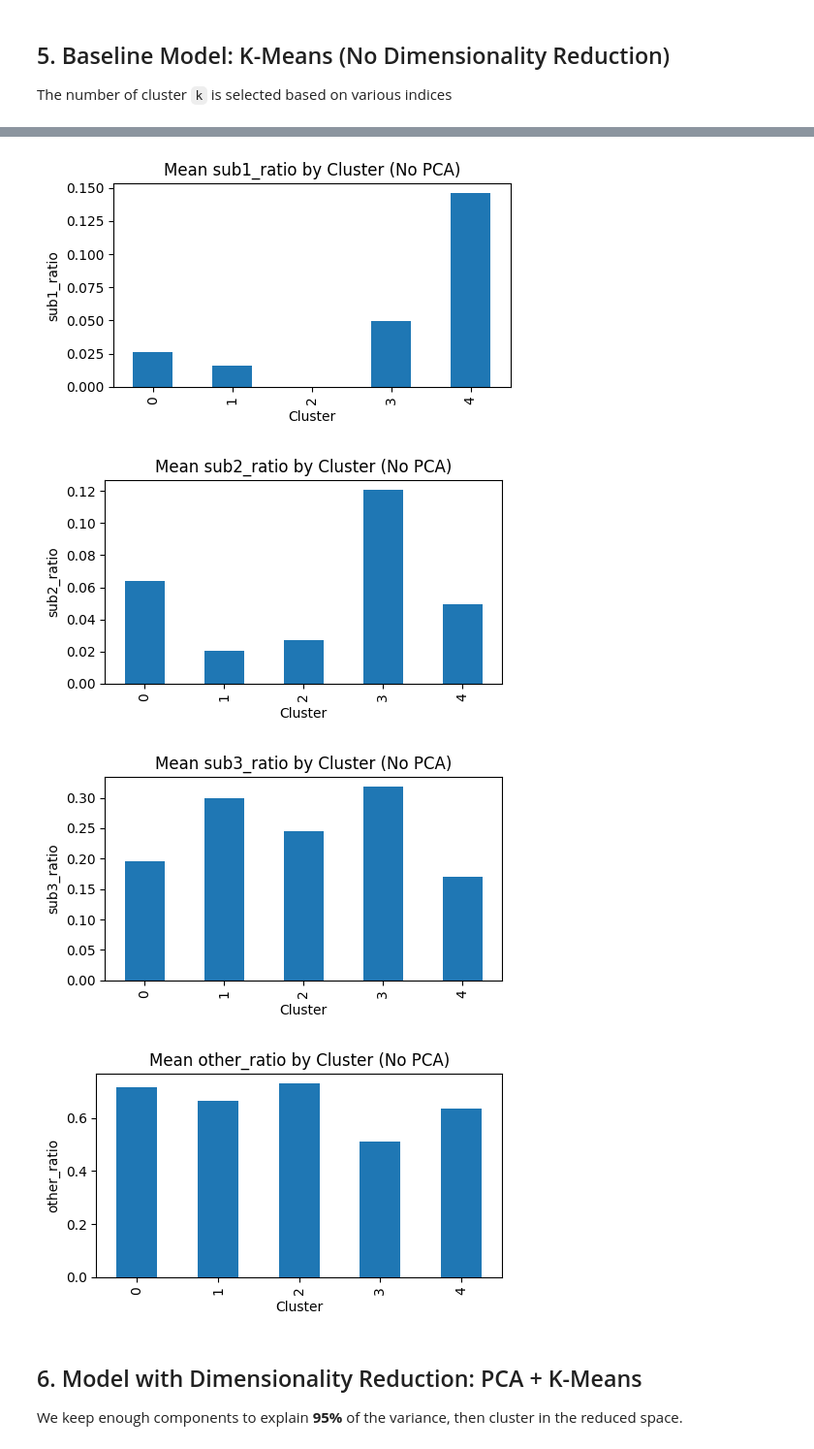
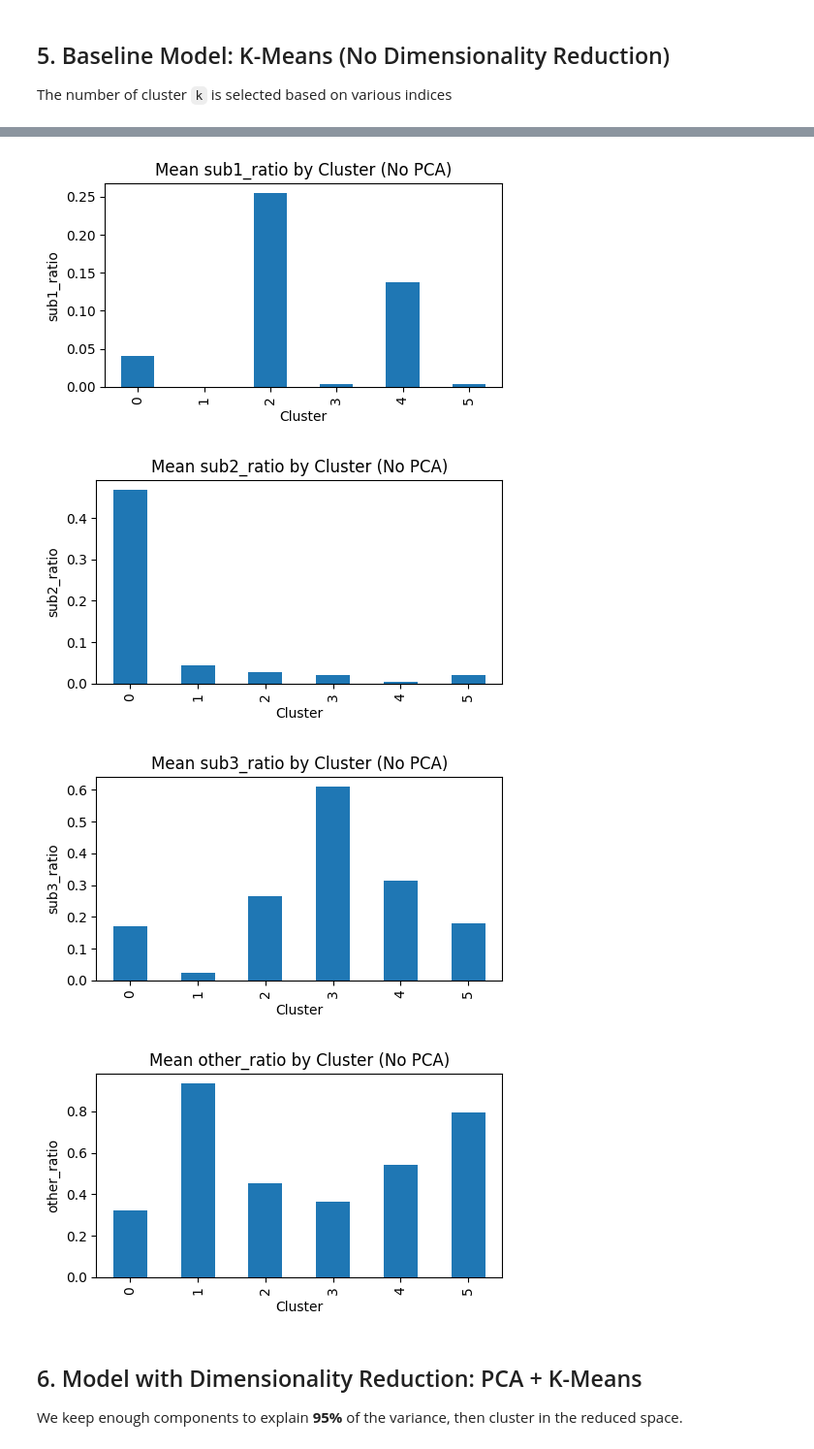
Before and after one commit to cynthia-2802/ai-exam, a Jupyter notebook: nilm_unsupervised_learning.ipynb, the cells around one changed output, grey strips where cells are left out. Shown at 97% size. Cells and saved outputs as stored; diff of their text form; code cells hidden in the pictures.

Commit message:
update plots

```diff
--- a/nilm_unsupervised_learning.ipynb
+++ b/nilm_unsupervised_learning.ipynb
@@ -144,7 +160,7 @@ plt.show()
 features_to_plot = ["active_energy_Wh_sum", "intensity_max", "voltage_mean", "voltage_std"]
 for col in features_to_plot:
     plt.figure(figsize=(5, 3))
-    daily[col].hist(bins=30)
+    hourly[col].hist(bins=30)
     plt.title(f"Histogram: {col}")
     plt.xlabel(col)
     plt.ylabel("Frequency")
@@ -180,7 +196,7 @@ feature_cols = [
     "sub1_ratio", "sub2_ratio", "sub3_ratio", "other_ratio",
     "measurements",
 ]
-X = daily[feature_cols].values
+X = hourly[feature_cols].values
 scaler = StandardScaler()
 Xs = scaler.fit_transform(X)
 
@@ -237,12 +253,12 @@ plt.show()
 # %%
-best_k_no_pca = 5
+best_k_no_pca = 6
 km_no_pca = KMeans(n_clusters=best_k_no_pca, n_init="auto", random_state=42)
 labels_no_pca = km_no_pca.fit_predict(Xs)
 
-daily_no_pca = daily.copy()
-daily_no_pca["cluster"] = labels_no_pca
+hourly_no_pca = hourly.copy()
+hourly_no_pca["cluster"] = labels_no_pca
 
-summary_no_pca = daily_no_pca.groupby("cluster").agg(
+summary_no_pca = hourly_no_pca.groupby("cluster").agg(
     days=("cluster", "size"),
     energy_Wh=("active_energy_Wh_sum", "mean"),
     intensity_max=("intensity_max", "mean"),
@@ -265,20 +282,20 @@ summary_no_pca.round(2)
 # %%
 ratio_cols = ["sub1_ratio", "sub2_ratio", "sub3_ratio", "other_ratio"]
-means = daily_no_pca.groupby("cluster")[ratio_cols].mean()
+means = hourly_no_pca.groupby("cluster")[ratio_cols].mean()
 
 for col in ratio_cols:
     plt.figure(figsize=(5,3))
     means[col].plot(kind="bar")
     plt.title(f"Mean {col} by Cluster (No PCA)")
     plt.xlabel("Cluster")
     plt.ylabel(col)
     plt.tight_layout()
     plt.show()
 # %% [output]
-[figure, old version]
+[figure, new version]
-[figure, old version]
+[figure, new version]
-[figure, old version]
+[figure, new version]
-[figure, old version]
+[figure, new version]
 # %% [markdown]
 ## 6. Model with Dimensionality Reduction: PCA + K-Means
 
```
Also changed, not shown: parts of 11 cells of this notebook.
